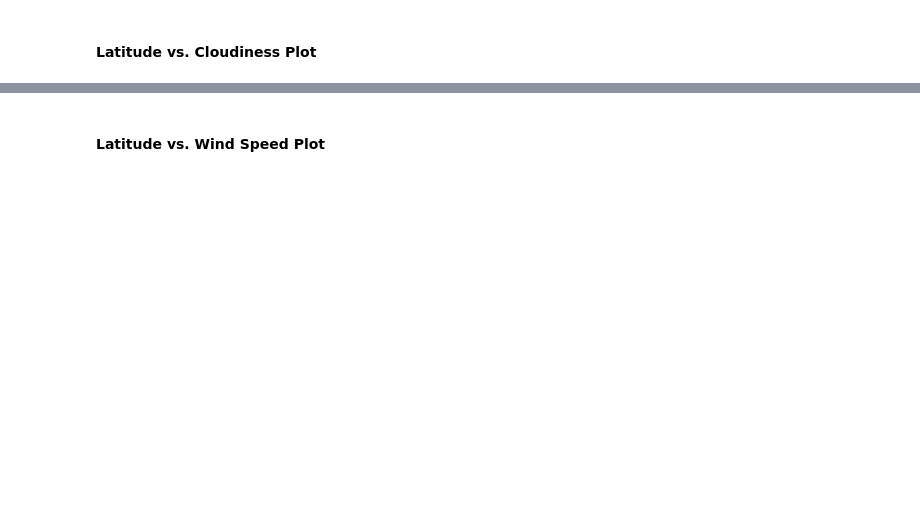
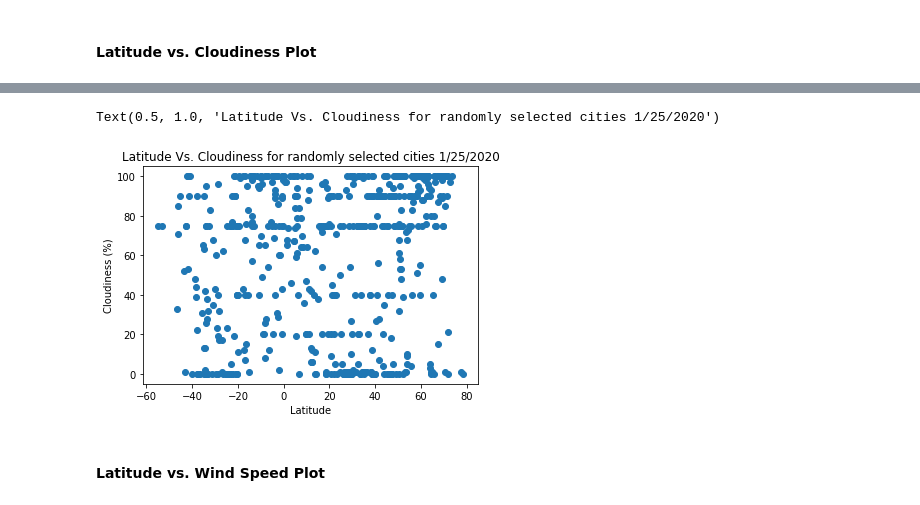
Before and after one commit to CollectionOfAtoms/python-api-challenge, a Jupyter notebook: starter_code/WeatherPy.ipynb, the cells around one changed output, grey strips where cells are left out. Saved outputs shown, nothing was run; the diff lists cells and outputs as text; code cells hidden in the pictures; blank space fills up the shorter version.

```diff
--- a/starter_code/WeatherPy.ipynb
+++ b/starter_code/WeatherPy.ipynb
@@ -136,2 +217,11 @@ dtype: int64
+# %%
+date = "1/25/2020"
+ax = plt.scatter(cities_df["Lat"], cities_df["Cloudiness"])
+plt.xlabel("Latitude")
+plt.ylabel("Cloudiness (%)")
+plt.title(f"Latitude Vs. Cloudiness for randomly selected cities {date}")
+# %% [output]
+Text(0.5, 1.0, 'Latitude Vs. Cloudiness for randomly selected cities 1/25/2020')
+[figure, added]
 # %% [markdown]
 #### Latitude vs. Wind Speed Plot
```
Also changed, not shown: parts of 13 cells of this notebook, 1 other file.
